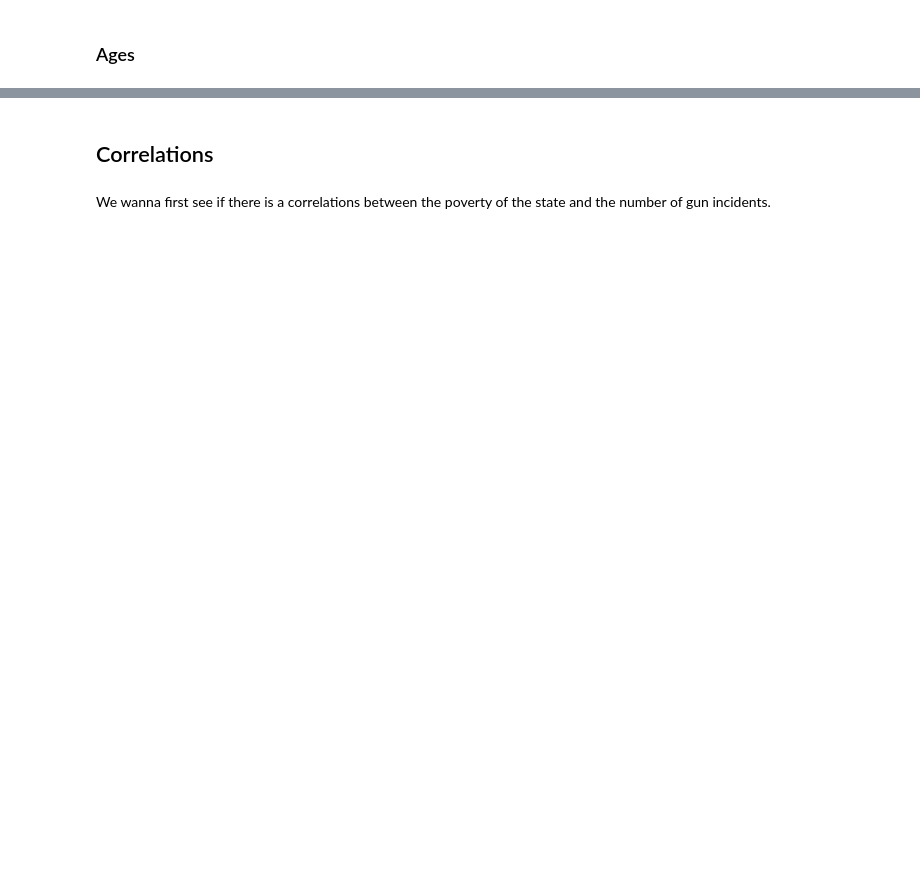
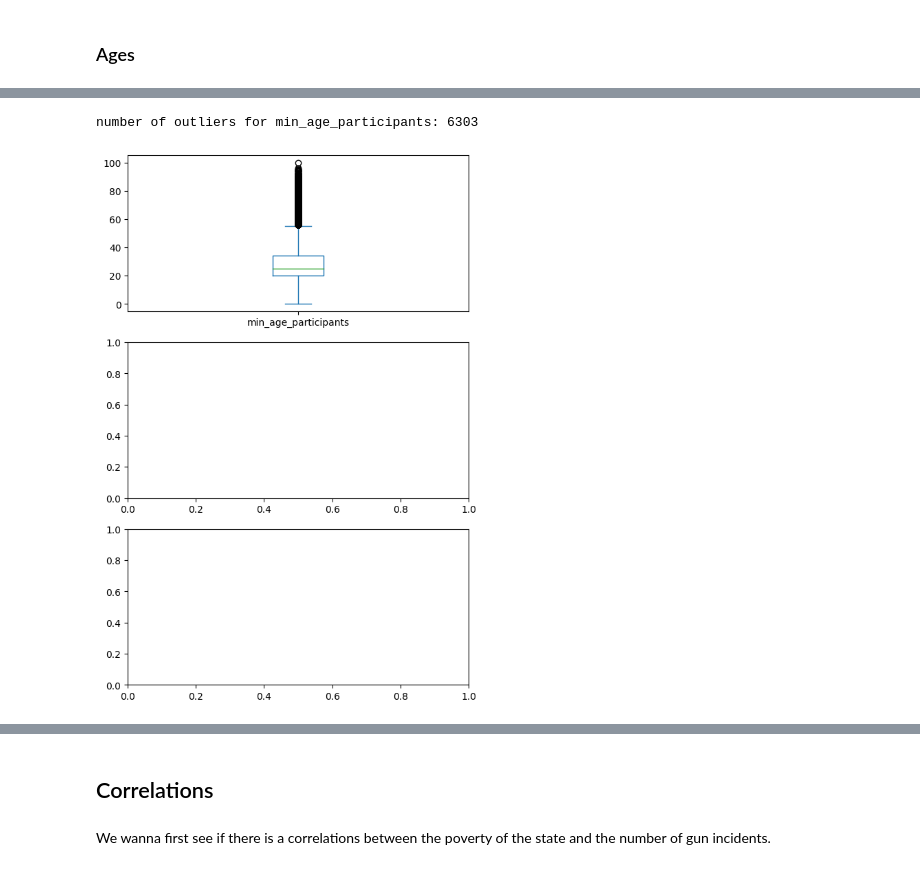
Before and after one commit to irenedovichi/DM-project, a Jupyter notebook: DataUnderstanding.ipynb, the cells around one changed output, grey strips where cells are left out. Cells and saved outputs as stored; diff of their text form; code cells hidden in the pictures; blank space fills up the shorter version.

```diff
--- a/DataUnderstanding.ipynb
+++ b/DataUnderstanding.ipynb
@@ -510,3 +544,13 @@ plt.show()
+# %%
+# plot the distribution of the ages with a box plot
+fig, ax = plt.subplots(3,1)
+# adjust the size of the figure
+fig.set_figheight(10)
+df_incidents.min_age_participants.plot.box(ax=ax[0])
+# compute how many outliers are out of the fences
+# %% [output]
+number of outliers for min_age_participants: 6303
+[figure, added]
 # %%
 df_incidents['n_killed'].value_counts().plot(kind='bar', title='Number of killed')
 plt.show()
```
Also changed, not shown: parts of 49 cells of this notebook.
